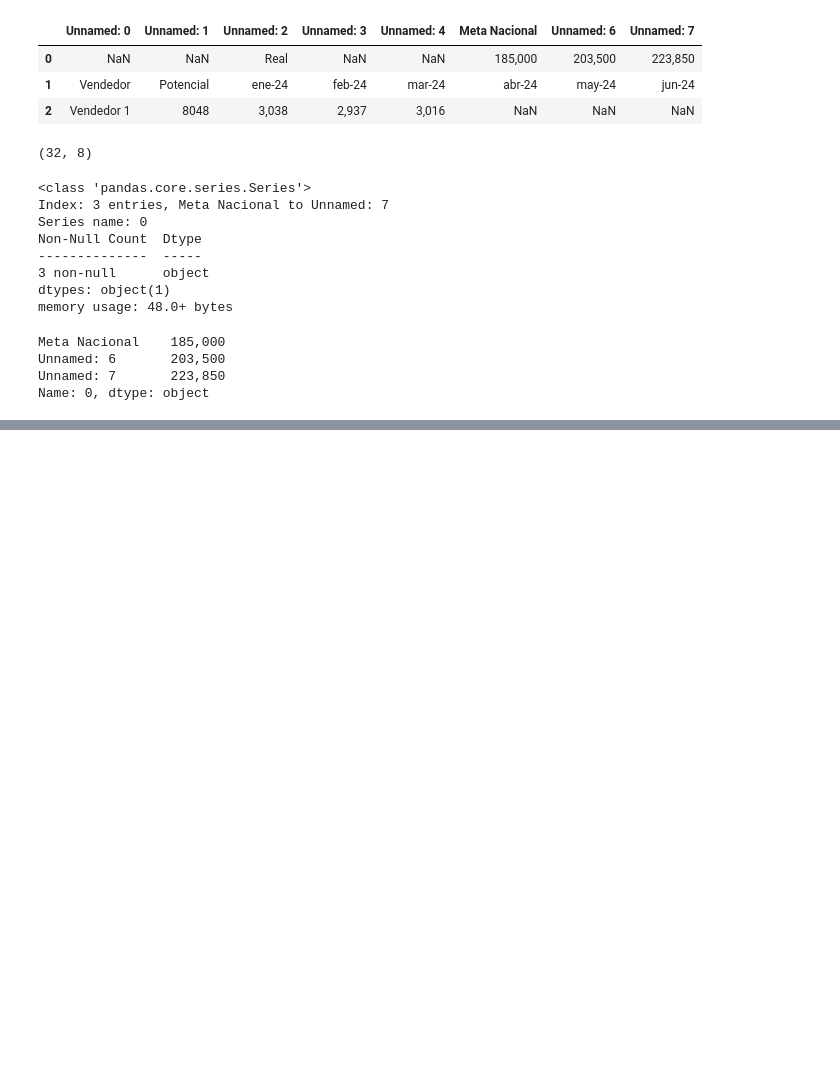
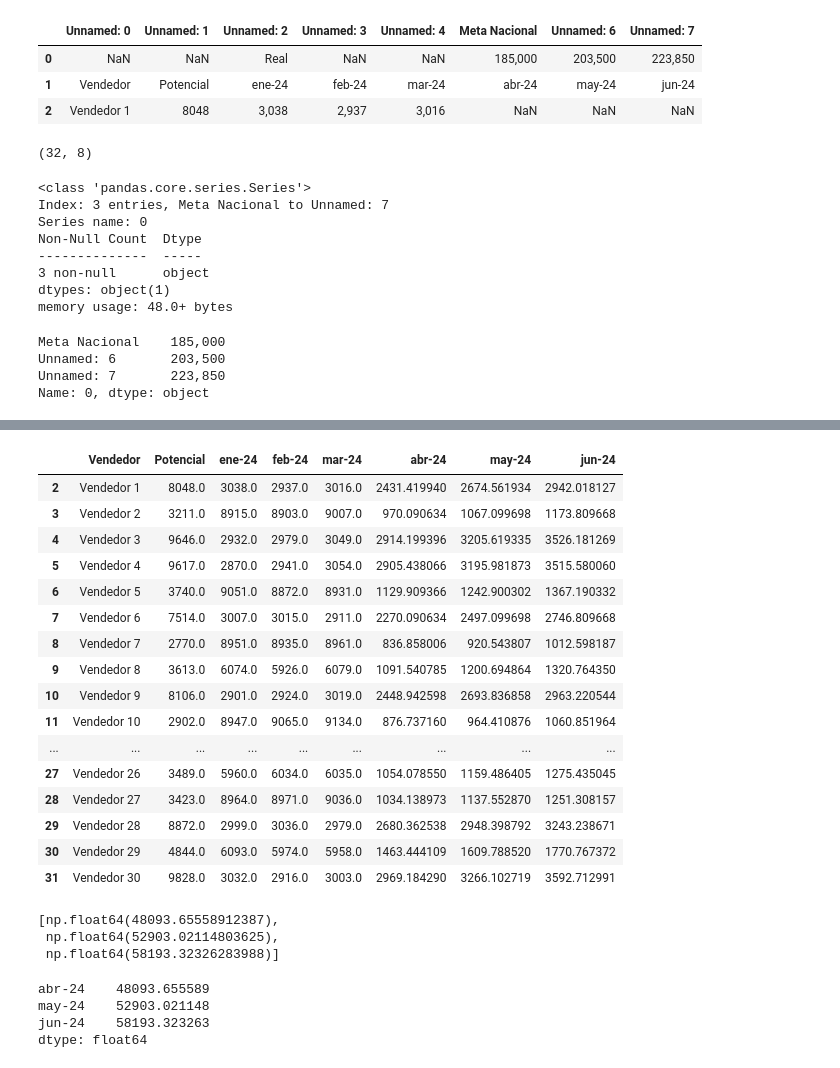
Before and after one commit to JesusMelendez/gtr, a Jupyter notebook: eje_2.ipynb, the cells around one changed output, grey strips where cells are left out. Drawn from its saved outputs; the diff is of its cells as text; code cells hidden in the pictures; blank space fills up the shorter version.

```diff
--- a/eje_2.ipynb
+++ b/eje_2.ipynb
@@ -87,0 +204,20 @@ dataset.tail(3)
+# %%
+dataset
+# %% [output]
+|  | Vendedor | Potencial | ene-24 | feb-24 | mar-24 | abr-24 | may-24 | jun-24 |
+| 2 | Vendedor 1 | 8048.0 | 3038.0 | 2937.0 | 3016.0 | 2431.419940 | 2674.561934 | 2942.018127 |
+| 3 | Vendedor 2 | 3211.0 | 8915.0 | 8903.0 | 9007.0 | 970.090634 | 1067.099698 | 1173.809668 |
+| 4 | Vendedor 3 | 9646.0 | 2932.0 | 2979.0 | 3049.0 | 2914.199396 | 3205.619335 | 3526.181269 |
+| 5 | Vendedor 4 | 9617.0 | 2870.0 | 2941.0 | 3054.0 | 2905.438066 | 3195.981873 | 3515.580060 |
+| 6 | Vendedor 5 | 3740.0 | 9051.0 | 8872.0 | 8931.0 | 1129.909366 | 1242.900302 | 1367.190332 |
+| 7 | Vendedor 6 | 7514.0 | 3007.0 | 3015.0 | 2911.0 | 2270.090634 | 2497.099698 | 2746.809668 |
+| 8 | Vendedor 7 | 2770.0 | 8951.0 | 8935.0 | 8961.0 | 836.858006 | 920.543807 | 1012.598187 |
+| 9 | Vendedor 8 | 3613.0 | 6074.0 | 5926.0 | 6079.0 | 1091.540785 | 1200.694864 | 1320.764350 |
+| 10 | Vendedor 9 | 8106.0 | 2901.0 | 2924.0 | 3019.0 | 2448.942598 | 2693.836858 | 2963.220544 |
+| 11 | Vendedor 10 | 2902.0 | 8947.0 | 9065.0 | 9134.0 | 876.737160 | 964.410876 | 1060.851964 |
+| ... | ... | ... | ... | ... | ... | ... | ... | ... |
+| 27 | Vendedor 26 | 3489.0 | 5960.0 | 6034.0 | 6035.0 | 1054.078550 | 1159.486405 | 1275.435045 |
+| 28 | Vendedor 27 | 3423.0 | 8964.0 | 8971.0 | 9036.0 | 1034.138973 | 1137.552870 | 1251.308157 |
+| 29 | Vendedor 28 | 8872.0 | 2999.0 | 3036.0 | 2979.0 | 2680.362538 | 2948.398792 | 3243.238671 |
+| 30 | Vendedor 29 | 4844.0 | 6093.0 | 5974.0 | 5958.0 | 1463.444109 | 1609.788520 | 1770.767372 |
+| 31 | Vendedor 30 | 9828.0 | 3032.0 | 2916.0 | 3003.0 | 2969.184290 | 3266.102719 | 3592.712991 |
@@ -87,0 +232,13 @@ dataset.tail(3)
+# %%
+sumas_mes
+# %% [output]
+[np.float64(48093.65558912387),
+ np.float64(52903.02114803625),
+ np.float64(58193.32326283988)]
+# %%
+total_planning
+# %% [output]
+abr-24    48093.655589
+may-24    52903.021148
+jun-24    58193.323263
+dtype: float64
```
Also changed, not shown: parts of 31 cells of this notebook.
